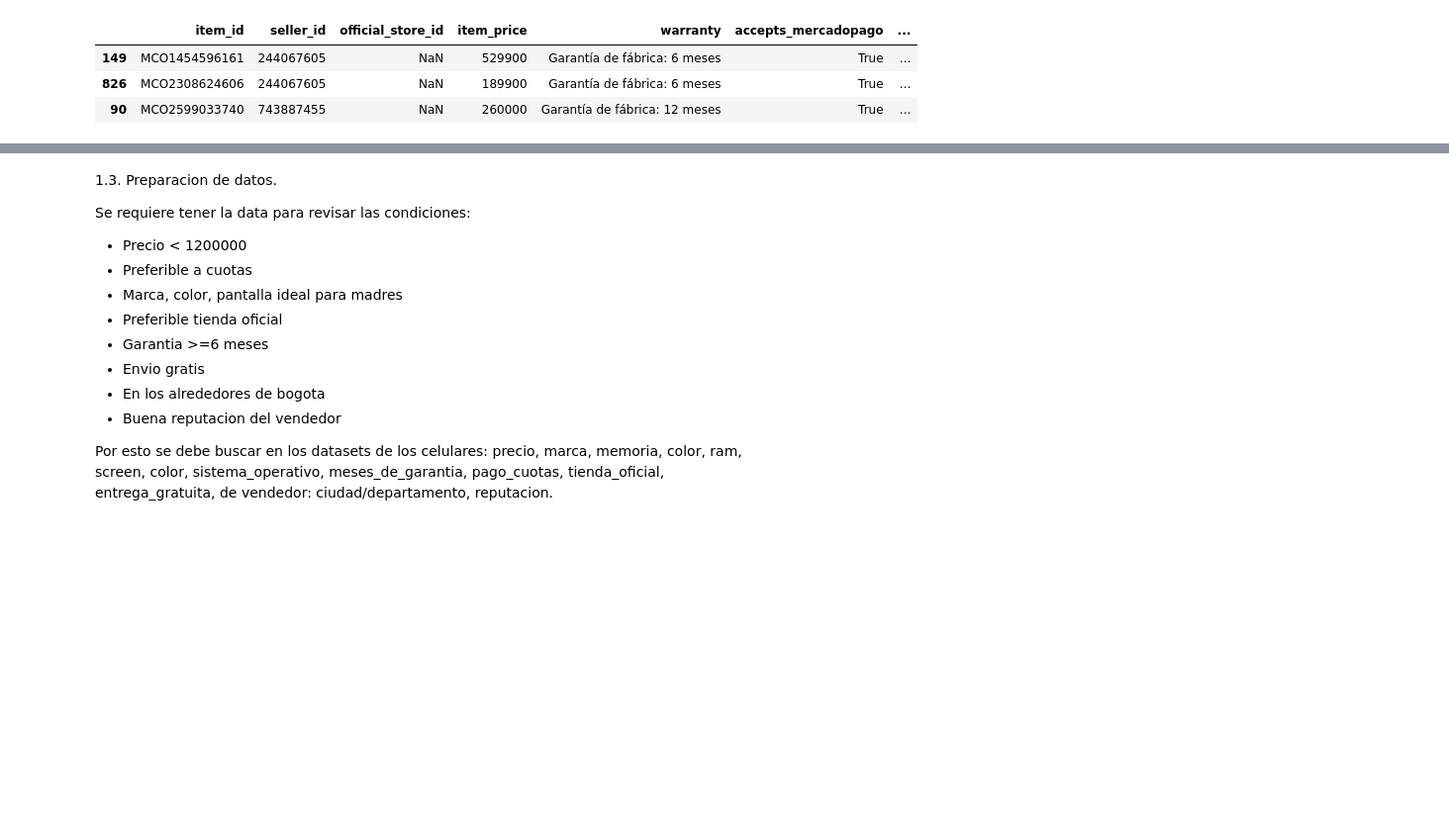
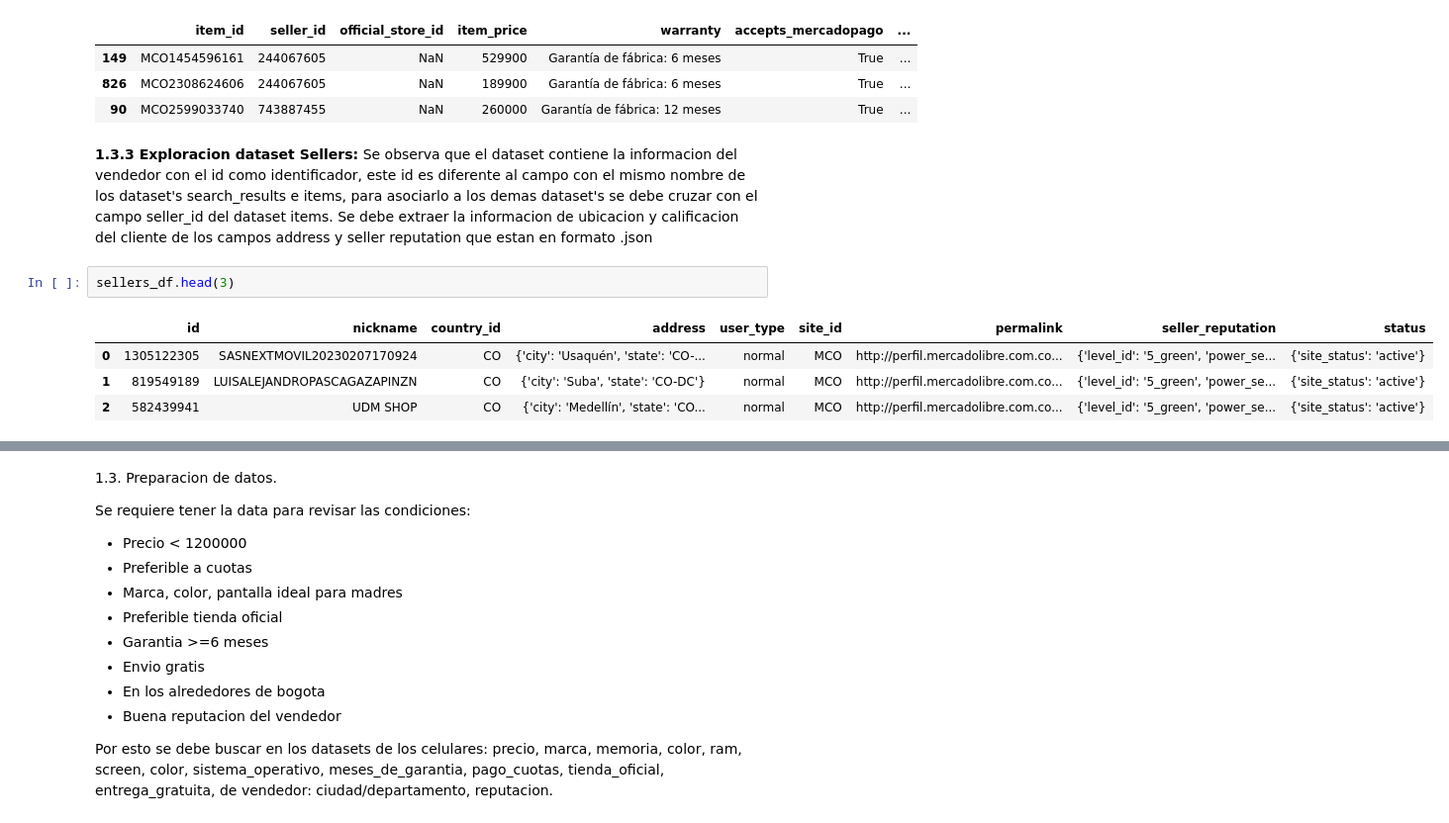
Before and after one commit to amrios80/eda-jobs, a Jupyter notebook: parcial1/parcial1.ipynb, the cells around one changed output, grey strips where cells are left out. Shown at 99% size. Drawn from its saved outputs; the diff is of its cells as text; blank space fills up the shorter version.

```diff
--- a/parcial1/parcial1.ipynb
+++ b/parcial1/parcial1.ipynb
@@ -192,3 +192,12 @@ part3_items.sample(3)
 | 149 | MCO1454596161 | 244067605 | NaN | 529900 | Garantía de fábrica: 6 meses | True | ... |
 | 826 | MCO2308624606 | 244067605 | NaN | 189900 | Garantía de fábrica: 6 meses | True | ... |
 | 90 | MCO2599033740 | 743887455 | NaN | 260000 | Garantía de fábrica: 12 meses | True | ... |
+# %% [markdown]
+**1.3.3 Exploracion dataset Sellers:** Se observa que el dataset contiene la informacion del vendedor con el id como identificador, este id es diferente al campo con el mismo nombre de los dataset's search_results e items, para asociarlo a los demas dataset's se debe cruzar con el campo seller_id del dataset items. Se debe extraer la informacion de ubicacion y calificacion del cliente de los campos address y seller reputation que estan en formato .json
+# %%
+sellers_df.head(3)
+# %% [output]
+|  | id | nickname | country_id | address | user_type | site_id | permalink | seller_reputation | status |
+| 0 | 1305122305 | SASNEXTMOVIL20230207170924 | CO | {'city': 'Usaquén', 'state': 'CO-... | normal | MCO | http://perfil.mercadolibre.com.co... | {'level_id': '5_green', 'power_se... | {'site_status': 'active'} |
+| 1 | 819549189 | LUISALEJANDROPASCAGAZAPINZN | CO | {'city': 'Suba', 'state': 'CO-DC'} | normal | MCO | http://perfil.mercadolibre.com.co... | {'level_id': '5_green', 'power_se... | {'site_status': 'active'} |
+| 2 | 582439941 | UDM SHOP | CO | {'city': 'Medellín', 'state': 'CO... | normal | MCO | http://perfil.mercadolibre.com.co... | {'level_id': '5_green', 'power_se... | {'site_status': 'active'} |
```
Also changed, not shown: parts of 3 cells of this notebook.
